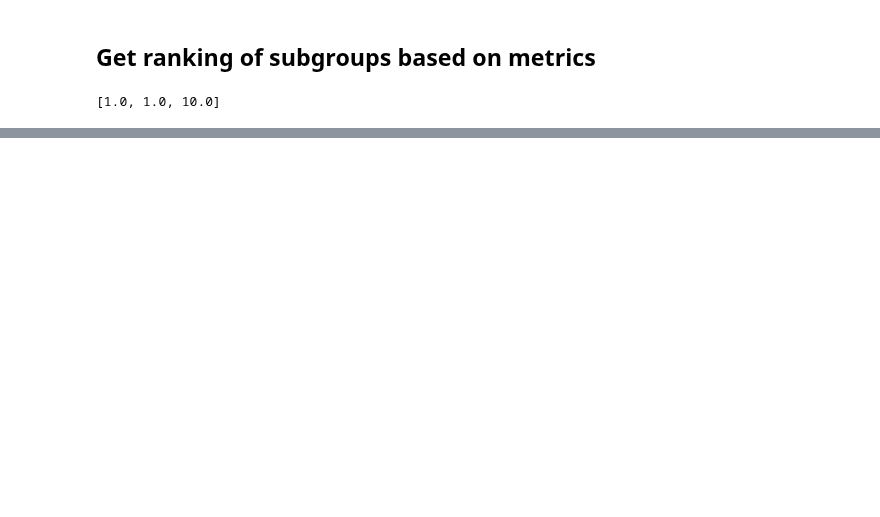
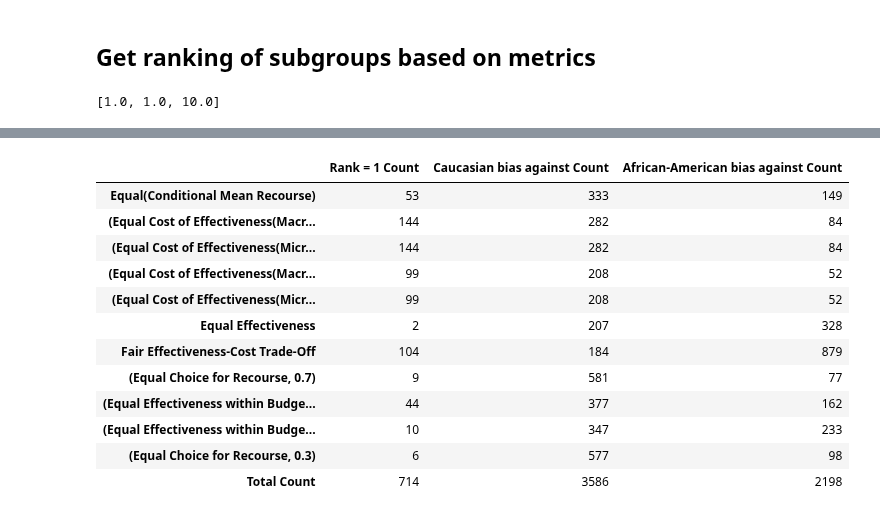
Before and after one commit to AutoFairAthenaRC/FACTS, a Jupyter notebook: facts/CompasDataset/Compas-Experiments.ipynb, the cells around one changed output, grey strips where cells are left out. Cells and saved outputs as stored; diff of their text form; code cells hidden in the pictures; blank space fills up the shorter version.

```diff
--- a/facts/CompasDataset/Compas-Experiments.ipynb
+++ b/facts/CompasDataset/Compas-Experiments.ipynb
@@ -493,0 +512,16 @@ ValueError: cannot handle a non-unique multi-index!
+# %%
+analysis_df
+# %% [output]
+|  | Rank = 1 Count | Caucasian bias against Count | African-American bias against Count |
+| Equal(Conditional Mean Recourse) | 53 | 333 | 149 |
+| (Equal Cost of Effectiveness(Macr... | 144 | 282 | 84 |
+| (Equal Cost of Effectiveness(Micr... | 144 | 282 | 84 |
+| (Equal Cost of Effectiveness(Macr... | 99 | 208 | 52 |
+| (Equal Cost of Effectiveness(Micr... | 99 | 208 | 52 |
+| Equal Effectiveness | 2 | 207 | 328 |
+| Fair Effectiveness-Cost Trade-Off | 104 | 184 | 879 |
+| (Equal Choice for Recourse, 0.7) | 9 | 581 | 77 |
+| (Equal Effectiveness within Budge... | 44 | 377 | 162 |
+| (Equal Effectiveness within Budge... | 10 | 347 | 233 |
+| (Equal Choice for Recourse, 0.3) | 6 | 577 | 98 |
+| Total Count | 714 | 3586 | 2198 |
```
Also changed, not shown: parts of 8 cells of this notebook, 2 other files.
